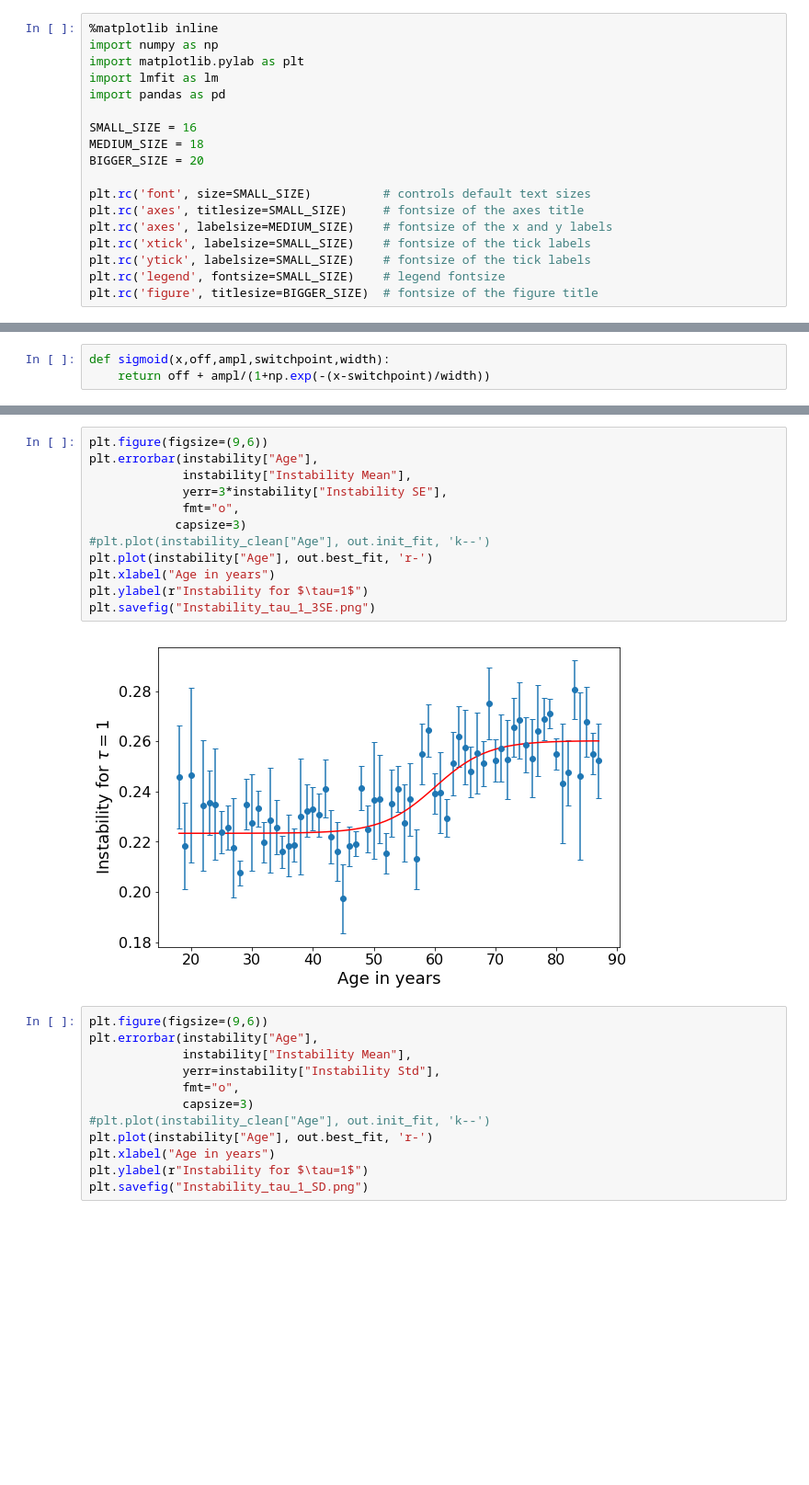
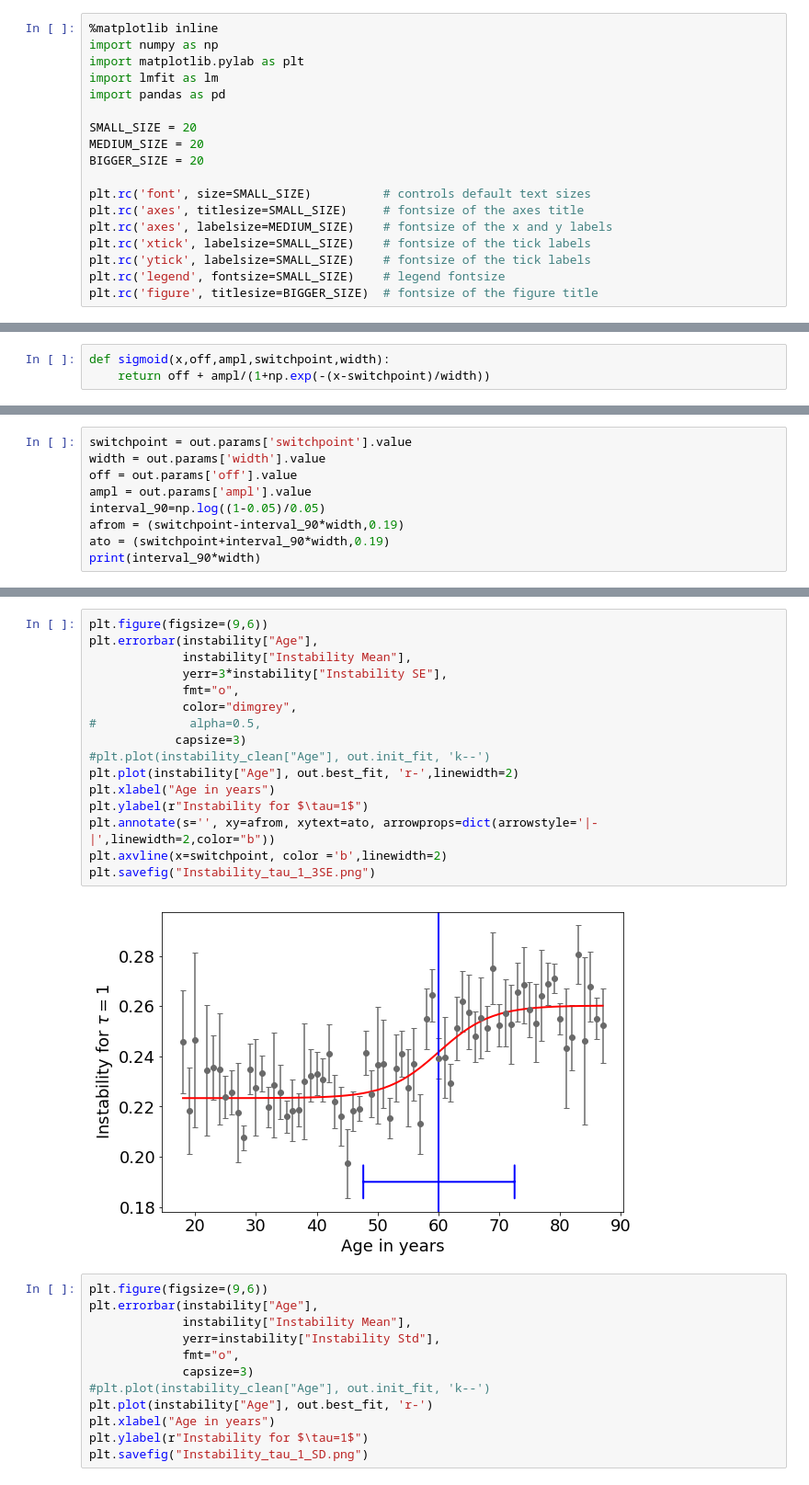
Before and after one commit to hstrey/fMRI-analysis, a Jupyter notebook: Instability.ipynb, the cells around one changed output, grey strips where cells are left out. Shown at 92% size. Saved outputs shown, nothing was run; the diff lists cells and outputs as text; blank space fills up the shorter version.

Commit message:
nicer instability graph

```diff
--- a/Instability.ipynb
+++ b/Instability.ipynb
@@ -5,8 +5,8 @@ import matplotlib.pylab as plt
 import lmfit as lm
 import pandas as pd
 
-SMALL_SIZE = 16
-MEDIUM_SIZE = 18
+SMALL_SIZE = 20
+MEDIUM_SIZE = 20
 BIGGER_SIZE = 20
 
 plt.rc('font', size=SMALL_SIZE)          # controls default text sizes
@@ -81,0 +83,9 @@ print(out.fit_report(min_correl=0.25))
+# %%
+switchpoint = out.params['switchpoint'].value
+width = out.params['width'].value
+off = out.params['off'].value
+ampl = out.params['ampl'].value
+interval_90=np.log((1-0.05)/0.05)
+afrom = (switchpoint-interval_90*width,0.19)
+ato = (switchpoint+interval_90*width,0.19)
+print(interval_90*width)
@@ -82,17 +94,21 @@ print(out.fit_report(min_correl=0.25))
 # %%
 plt.figure(figsize=(9,6))
 plt.errorbar(instability["Age"],
              instability["Instability Mean"],
              yerr=3*instability["Instability SE"],
              fmt="o",
+             color="dimgrey",
+#             alpha=0.5,
             capsize=3)
 #plt.plot(instability_clean["Age"], out.init_fit, 'k--')
-plt.plot(instability["Age"], out.best_fit, 'r-')
+plt.plot(instability["Age"], out.best_fit, 'r-',linewidth=2)
 plt.xlabel("Age in years")
 plt.ylabel(r"Instability for $\tau=1$")
+plt.annotate(s='', xy=afrom, xytext=ato, arrowprops=dict(arrowstyle='|-|',linewidth=2,color="b"))
+plt.axvline(x=switchpoint, color ='b',linewidth=2)
 plt.savefig("Instability_tau_1_3SE.png")
 # %% [output]
-[figure, old version]
+[figure, new version]
 # %%
 plt.figure(figsize=(9,6))
 plt.errorbar(instability["Age"],
```
Also changed, not shown: parts of 6 cells of this notebook.
